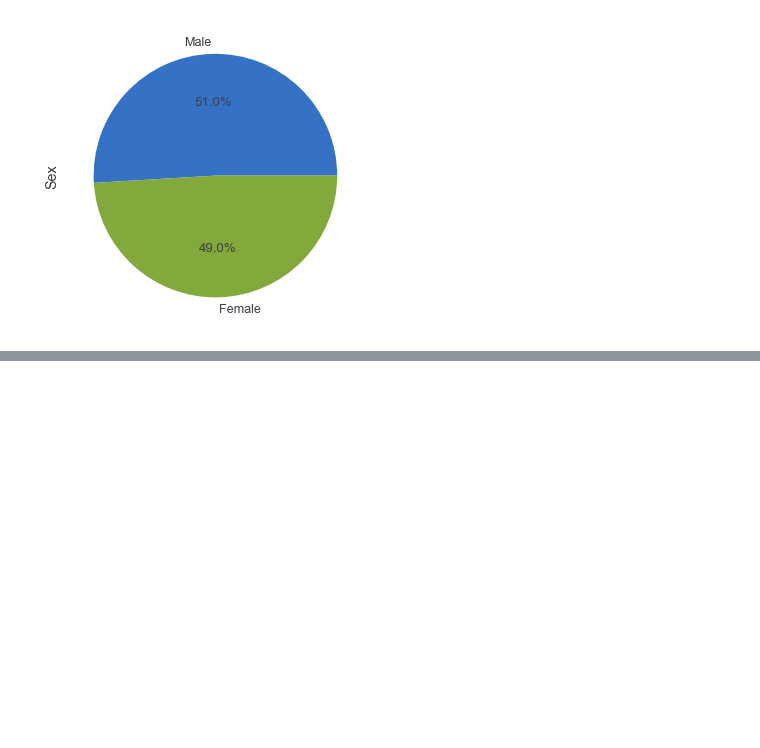
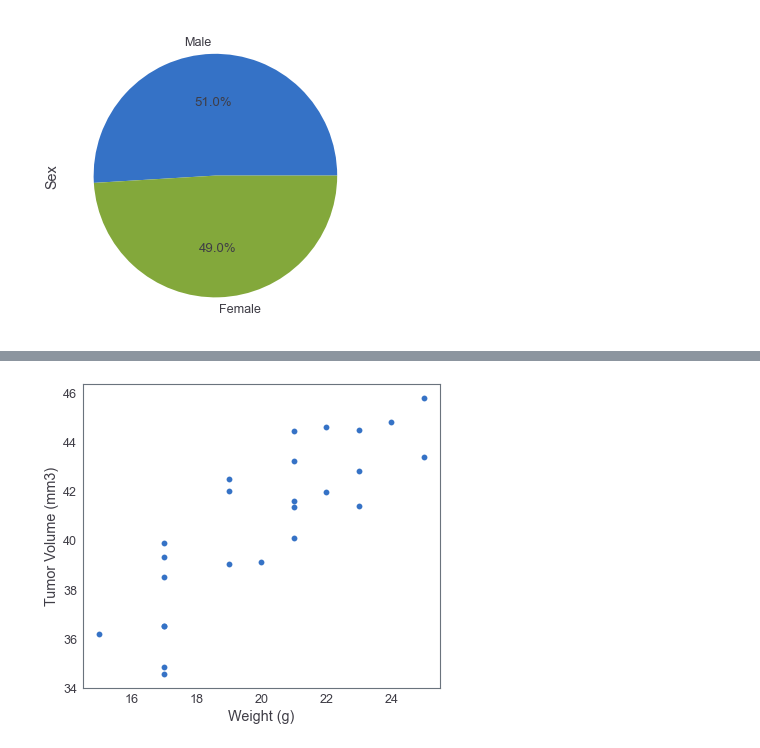
Before and after one commit to itsy24/Pymaceuticals, a Jupyter notebook: Pymaceuticals Inc..ipynb, the cells around one changed output, grey strips where cells are left out. Saved outputs shown, nothing was run; the diff lists cells and outputs as text; code cells hidden in the pictures; blank space fills up the shorter version.

```diff
--- a/Pymaceuticals Inc..ipynb
+++ b/Pymaceuticals Inc..ipynb
@@ -206,0 +271,15 @@ Text(0, 0.5, 'Sex')
+# %%
+# Generate a scatter plot of average tumor volume vs. mouse weight for the Capomulin regimen
+
+#Filter the df from Capomulin
+capomulin_filter = mice_data.loc[(mice_data["Drug Regimen"] == 'Capomulin')]
+#Get the means for numeric values when grouped by Mouse ID
+mouse_means = capomulin_filter.groupby(['Mouse ID']).mean()
+
+#Create the scatter plot
+plt.scatter(mouse_means['Weight (g)'],mouse_means['Tumor Volume (mm3)'])
+plt.xlabel('Weight (g)')
+plt.ylabel('Tumor Volume (mm3)')
+plt.grid()
+# %% [output]
+[figure, added]
```
Also changed, not shown: parts of 12 cells of this notebook.
